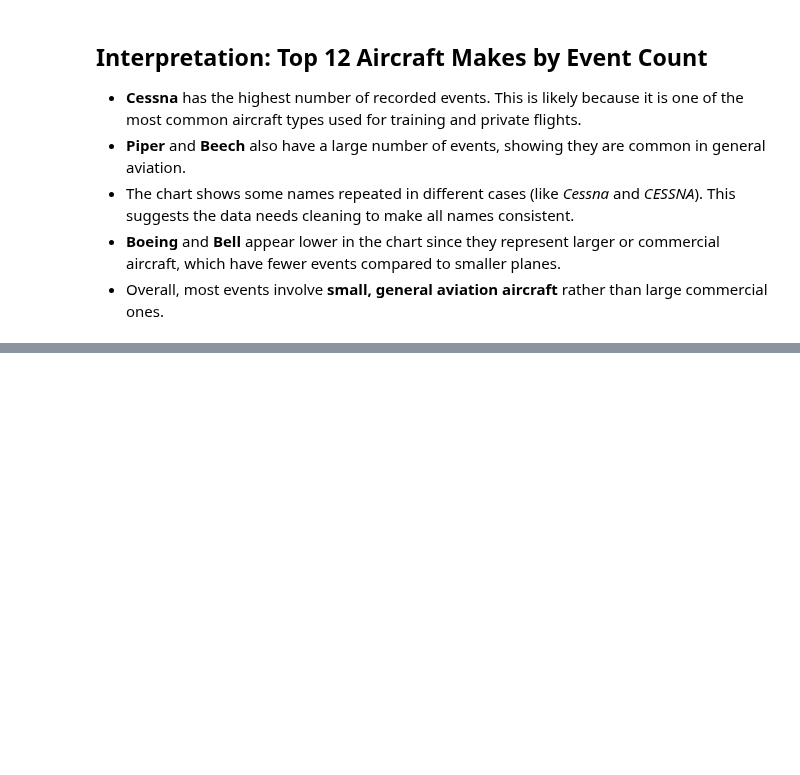
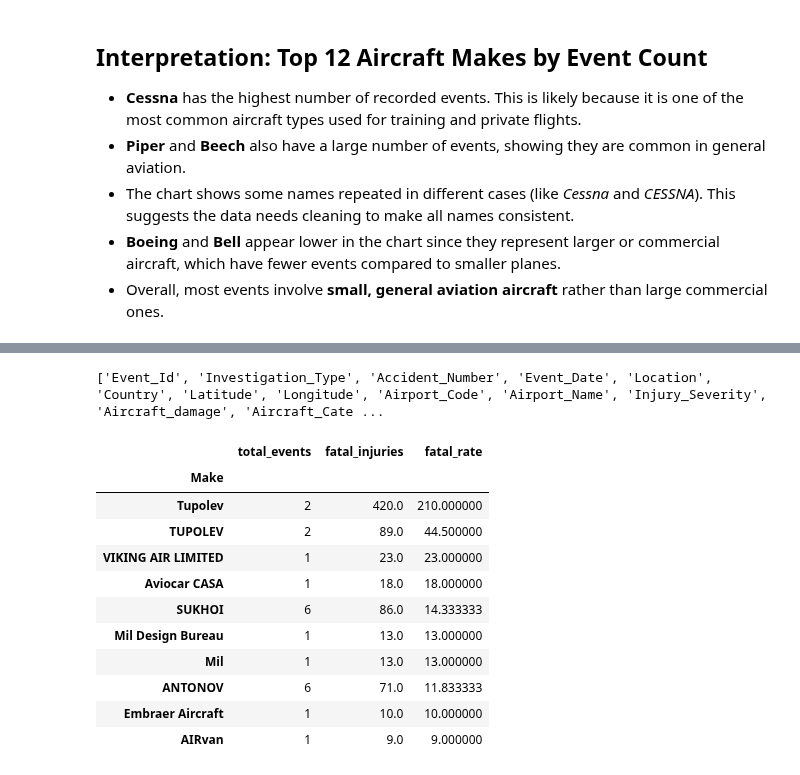
Before and after one commit to ivy35/Phase1_Project, a Jupyter notebook: notebooks/Untitled-aviation.ipynb, the cells around one changed output, grey strips where cells are left out. Drawn from its saved outputs; the diff is of its cells as text; code cells hidden in the pictures; blank space fills up the shorter version.

```diff
--- a/notebooks/Untitled-aviation.ipynb
+++ b/notebooks/Untitled-aviation.ipynb
@@ -406,0 +404,33 @@ plt.show()
+# %%
+print(df.columns.tolist())
+# %% [output]
+['Event_Id', 'Investigation_Type', 'Accident_Number', 'Event_Date', 'Location', 'Country', 'Latitude', 'Longitude', 'Airport_Code', 'Airport_Name', 'Injury_Severity', 'Aircraft_damage', 'Aircraft_Cate ...
+# %%
+# Replace the column name with your exact one
+fatal_events = df.groupby('Make')['Total_Fatal_Injuries'].sum()
+
+total_events = df.groupby('Make').size()
+
+fatal_rate_df = pd.DataFrame({
+    'total_events': total_events,
+    'fatal_injuries': fatal_events
+})
+
+fatal_rate_df['fatal_rate'] = fatal_rate_df['fatal_injuries'] / fatal_rate_df['total_events']
+
+fatal_rate_df = fatal_rate_df.dropna().sort_values(by='fatal_rate', ascending=False)
+
+fatal_rate_df.head(10)
+# %% [output]
+|  | total_events | fatal_injuries | fatal_rate |
+| Make |  |  |  |
+| Tupolev | 2 | 420.0 | 210.000000 |
+| TUPOLEV | 2 | 89.0 | 44.500000 |
+| VIKING AIR LIMITED | 1 | 23.0 | 23.000000 |
+| Aviocar CASA | 1 | 18.0 | 18.000000 |
+| SUKHOI | 6 | 86.0 | 14.333333 |
+| Mil Design Bureau | 1 | 13.0 | 13.000000 |
+| Mil | 1 | 13.0 | 13.000000 |
+| ANTONOV | 6 | 71.0 | 11.833333 |
+| Embraer Aircraft | 1 | 10.0 | 10.000000 |
+| AIRvan | 1 | 9.0 | 9.000000 |
```
Also changed, not shown: parts of 7 cells of this notebook.
